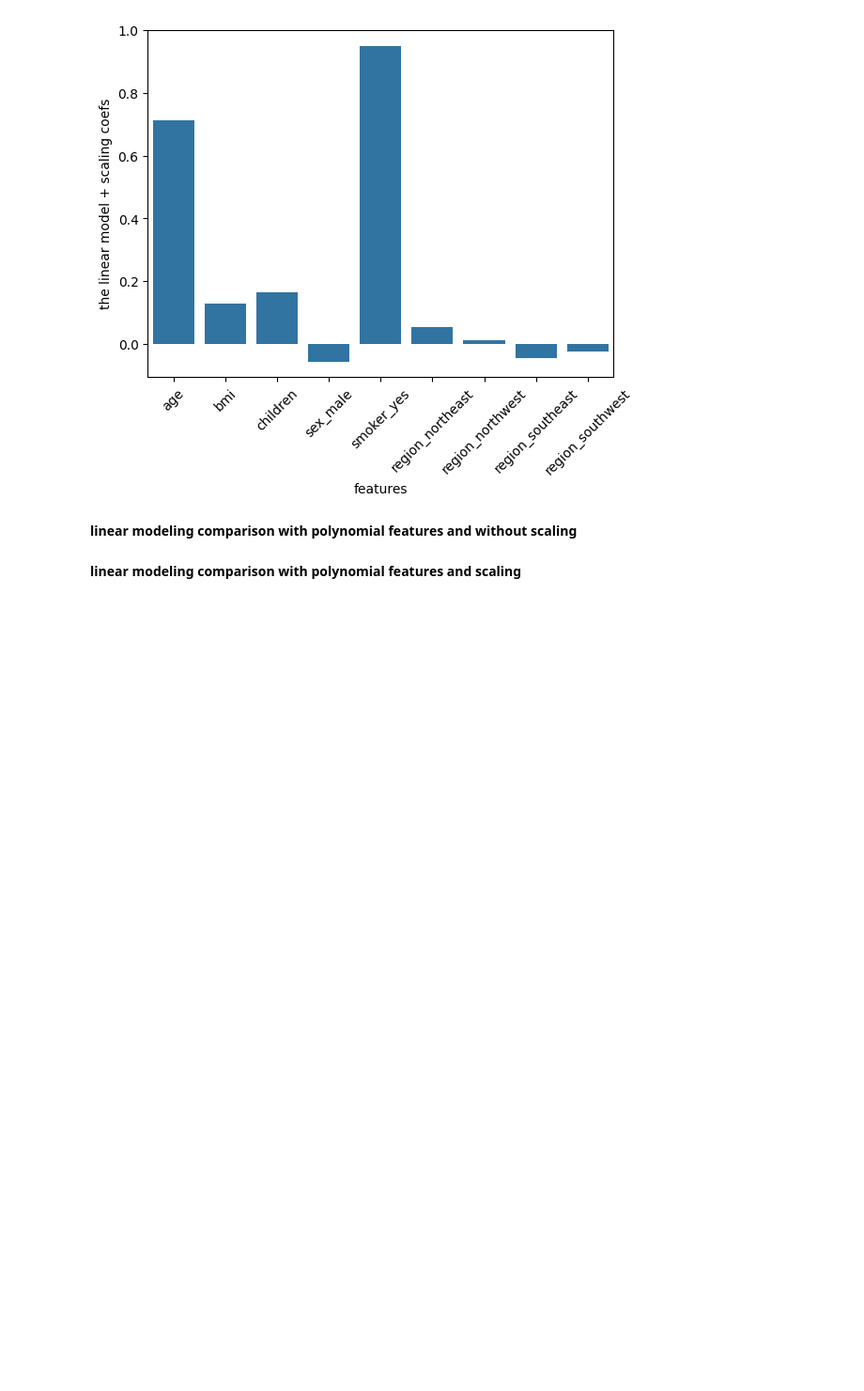
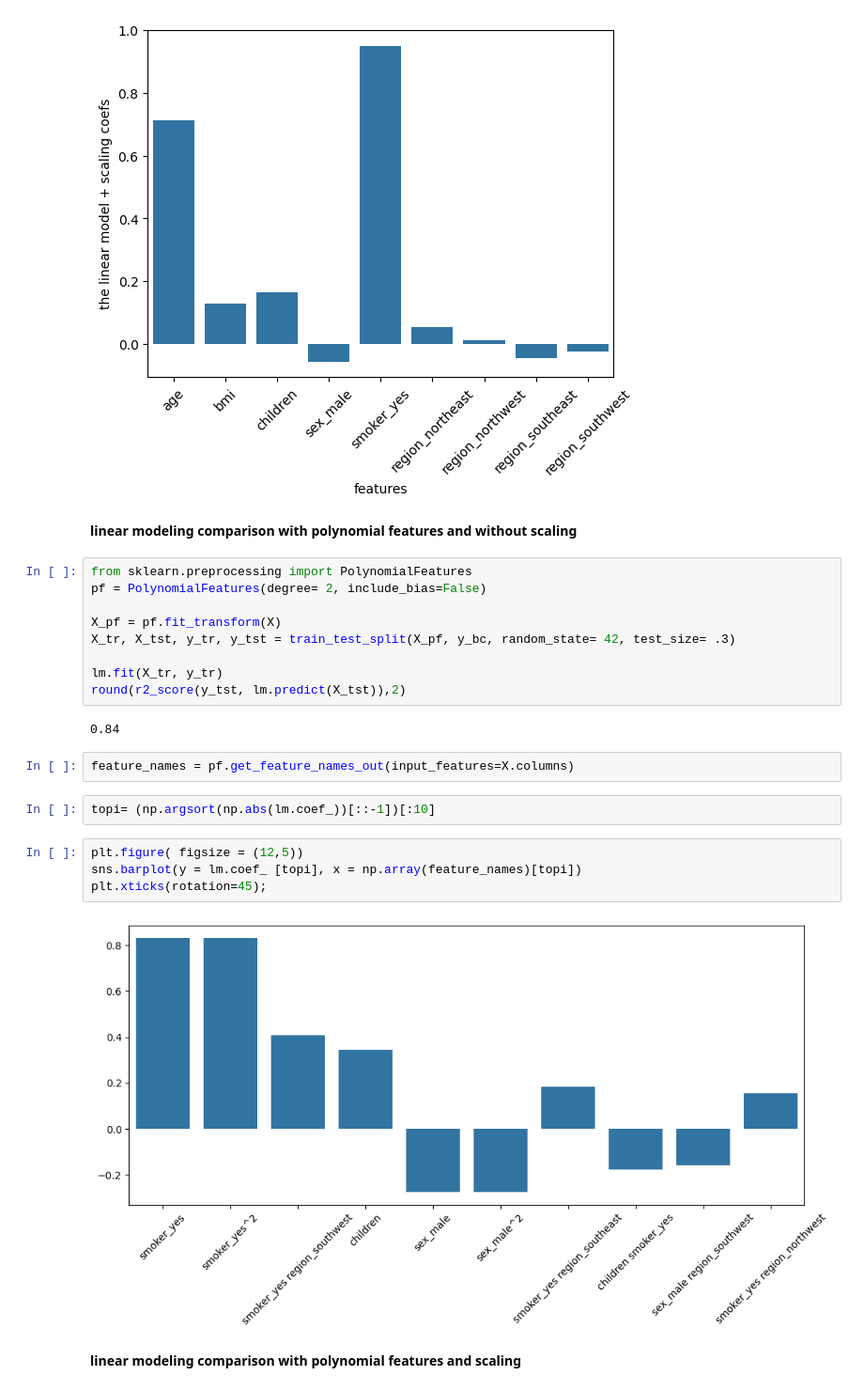
Before and after one commit to MassGH2023/Regression-Models, a Jupyter notebook: Insurance LM.ipynb, the cells around one changed output. Shown: that part at 94% size. Drawn from its saved outputs; the diff is of its cells as text; blank space fills up the shorter version.

```diff
--- a/Insurance LM.ipynb
+++ b/Insurance LM.ipynb
@@ -275,5 +275,26 @@ plt.show()
 [figure]
 # %% [markdown]
 **linear modeling comparison with polynomial features and without scaling**
+# %%
+from sklearn.preprocessing import PolynomialFeatures
+pf = PolynomialFeatures(degree= 2, include_bias=False)
+
+X_pf = pf.fit_transform(X)
+X_tr, X_tst, y_tr, y_tst = train_test_split(X_pf, y_bc, random_state= 42, test_size= .3)
+
+lm.fit(X_tr, y_tr)
+round(r2_score(y_tst, lm.predict(X_tst)),2)
+# %% [output]
+0.84
+# %%
+feature_names = pf.get_feature_names_out(input_features=X.columns)
+# %%
+topi= (np.argsort(np.abs(lm.coef_))[::-1])[:10]
+# %%
+plt.figure( figsize = (12,5))
+sns.barplot(y = lm.coef_ [topi], x = np.array(feature_names)[topi])
+plt.xticks(rotation=45);
+# %% [output]
+[figure, added]
 # %% [markdown]
 **linear modeling comparison with polynomial features and scaling**
```
Also changed, not shown: parts of 1 cell of this notebook.
